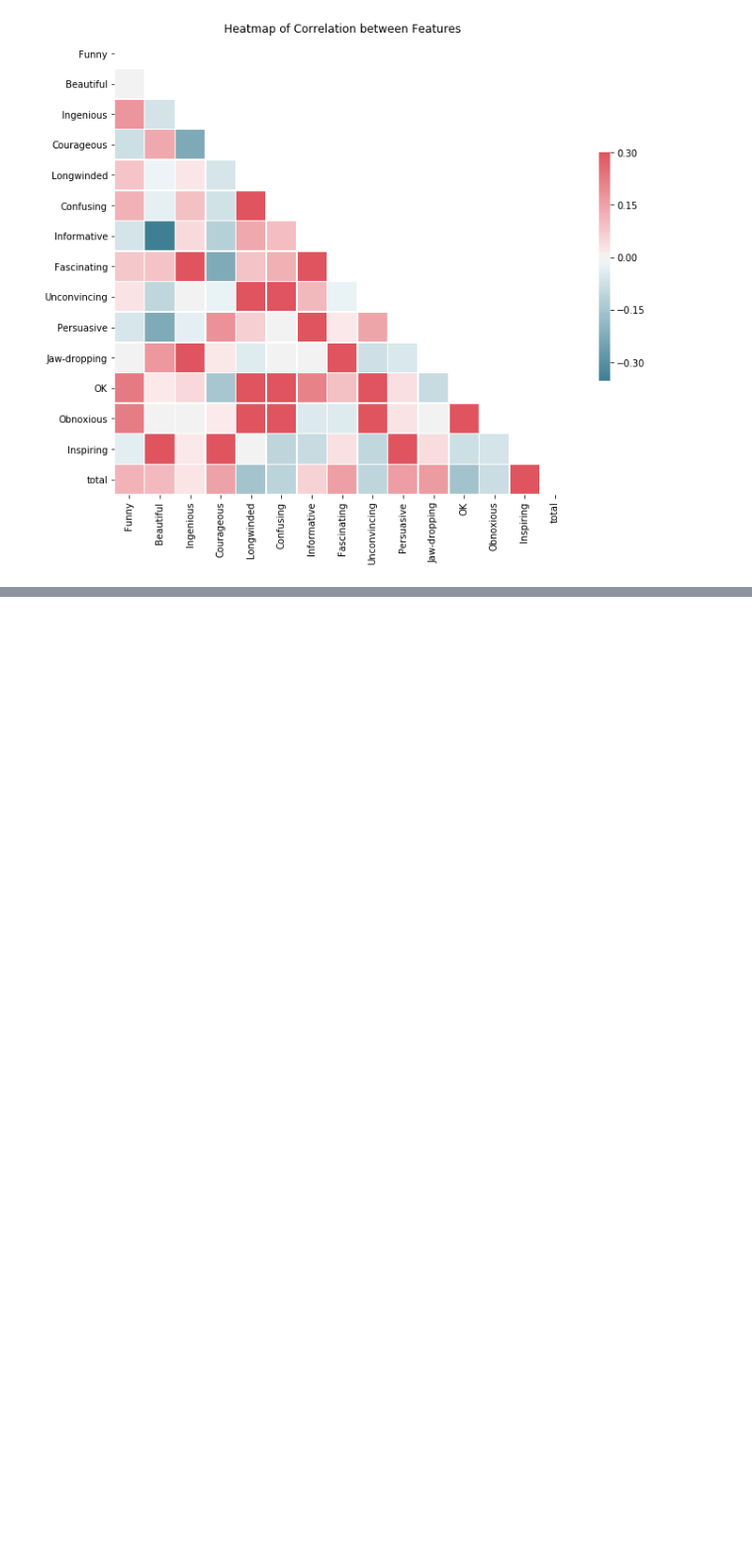
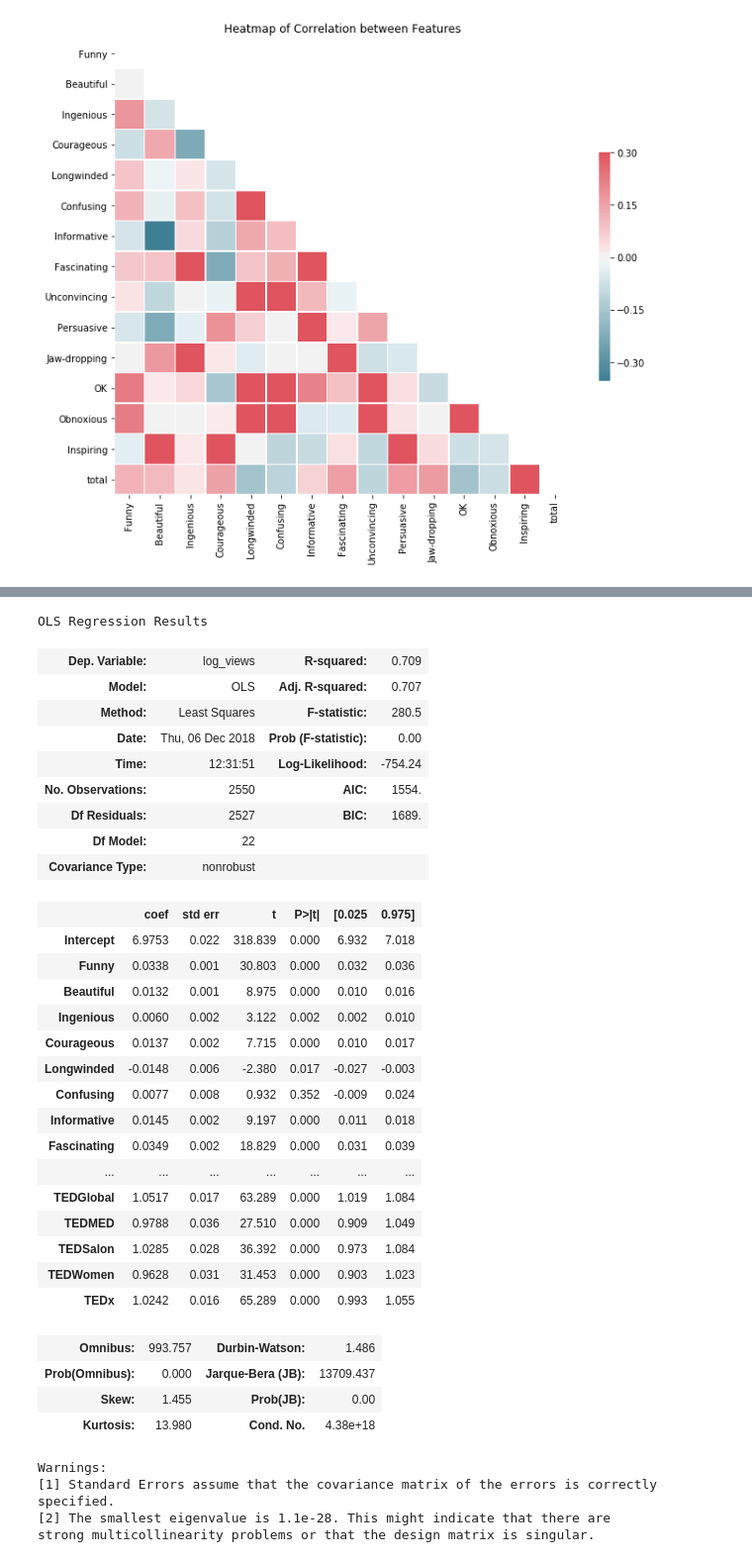
Before and after one commit to augustinechang1/TED-Talk-Prediction, a Jupyter notebook: RatingData.ipynb, the cells around one changed output, grey strips where cells are left out. Shown at 99% size. Drawn from its saved outputs; the diff is of its cells as text; code cells hidden in the pictures; blank space fills up the shorter version.

```diff
--- a/RatingData.ipynb
+++ b/RatingData.ipynb
@@ -326,0 +347,4 @@ Text(0.5,1,'Heatmap of Correlation between Features')
+# %%
+dummyted
+tedtypes = dummyted.rename(columns={'Other TED': 'Other_TED'})
+frame1
@@ -326,0 +370,3 @@ Text(0.5,1,'Heatmap of Correlation between Features')
+# %%
+result = pd.concat([rdata, frame1, frame2, tedtypes], axis=1, sort=False)
+result.head()
@@ -326,0 +380,43 @@ Text(0.5,1,'Heatmap of Correlation between Features')
+# %%
+outcome = 'log_views'
+predictors = result.drop(['Talk_ID', 'total', 'log_views'], axis=1)
+pred_sum = "+".join(predictors.columns)
+formula = outcome + "~" + pred_sum
+# %%
+model = ols(formula= formula, data= result).fit()
+model.summary()
+# %% [output]
+OLS Regression Results
+| Dep. Variable: | log_views | R-squared: | 0.709 |
+| Model: | OLS | Adj. R-squared: | 0.707 |
+| Method: | Least Squares | F-statistic: | 280.5 |
+| Date: | Thu, 06 Dec 2018 | Prob (F-statistic): | 0.00 |
+| Time: | 12:31:51 | Log-Likelihood: | -754.24 |
+| No. Observations: | 2550 | AIC: | 1554. |
+| Df Residuals: | 2527 | BIC: | 1689. |
+| Df Model: | 22 |  |  |
+| Covariance Type: | nonrobust |  |  |
+|  | coef | std err | t | P>|t| | [0.025 | 0.975] |
+| Intercept | 6.9753 | 0.022 | 318.839 | 0.000 | 6.932 | 7.018 |
+| Funny | 0.0338 | 0.001 | 30.803 | 0.000 | 0.032 | 0.036 |
+| Beautiful | 0.0132 | 0.001 | 8.975 | 0.000 | 0.010 | 0.016 |
+| Ingenious | 0.0060 | 0.002 | 3.122 | 0.002 | 0.002 | 0.010 |
+| Courageous | 0.0137 | 0.002 | 7.715 | 0.000 | 0.010 | 0.017 |
+| Longwinded | -0.0148 | 0.006 | -2.380 | 0.017 | -0.027 | -0.003 |
+| Confusing | 0.0077 | 0.008 | 0.932 | 0.352 | -0.009 | 0.024 |
+| Informative | 0.0145 | 0.002 | 9.197 | 0.000 | 0.011 | 0.018 |
+| Fascinating | 0.0349 | 0.002 | 18.829 | 0.000 | 0.031 | 0.039 |
+| ... | ... | ... | ... | ... | ... | ... |
+| TEDGlobal | 1.0517 | 0.017 | 63.289 | 0.000 | 1.019 | 1.084 |
+| TEDMED | 0.9788 | 0.036 | 27.510 | 0.000 | 0.909 | 1.049 |
+| TEDSalon | 1.0285 | 0.028 | 36.392 | 0.000 | 0.973 | 1.084 |
+| TEDWomen | 0.9628 | 0.031 | 31.453 | 0.000 | 0.903 | 1.023 |
+| TEDx | 1.0242 | 0.016 | 65.289 | 0.000 | 0.993 | 1.055 |
+| Omnibus: | 993.757 | Durbin-Watson: | 1.486 |
+| Prob(Omnibus): | 0.000 | Jarque-Bera (JB): | 13709.437 |
+| Skew: | 1.455 | Prob(JB): | 0.00 |
+| Kurtosis: | 13.980 | Cond. No. | 4.38e+18 |
+Warnings:
+[1] Standard Errors assume that the covariance matrix of the errors is correctly specified.
+[2] The smallest eigenvalue is 1.1e-28. This might indicate that there are
+strong multicollinearity problems or that the design matrix is singular.
```
Also changed, not shown: parts of 7 cells of this notebook.
